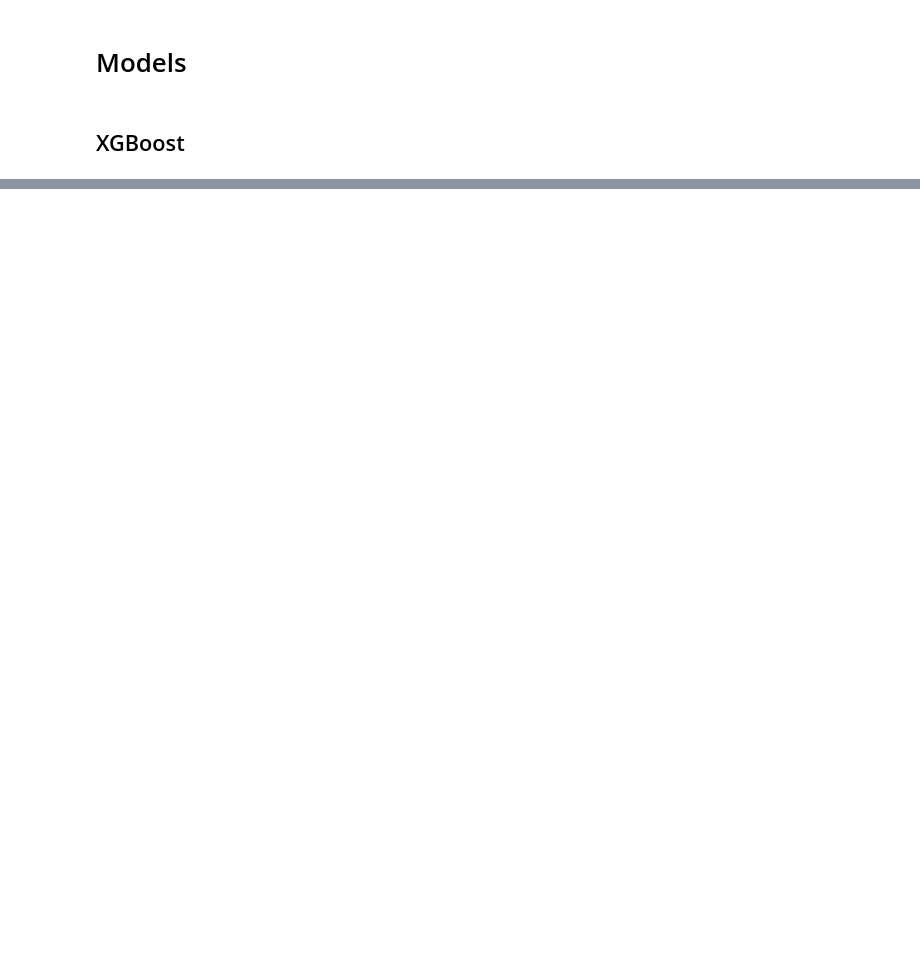
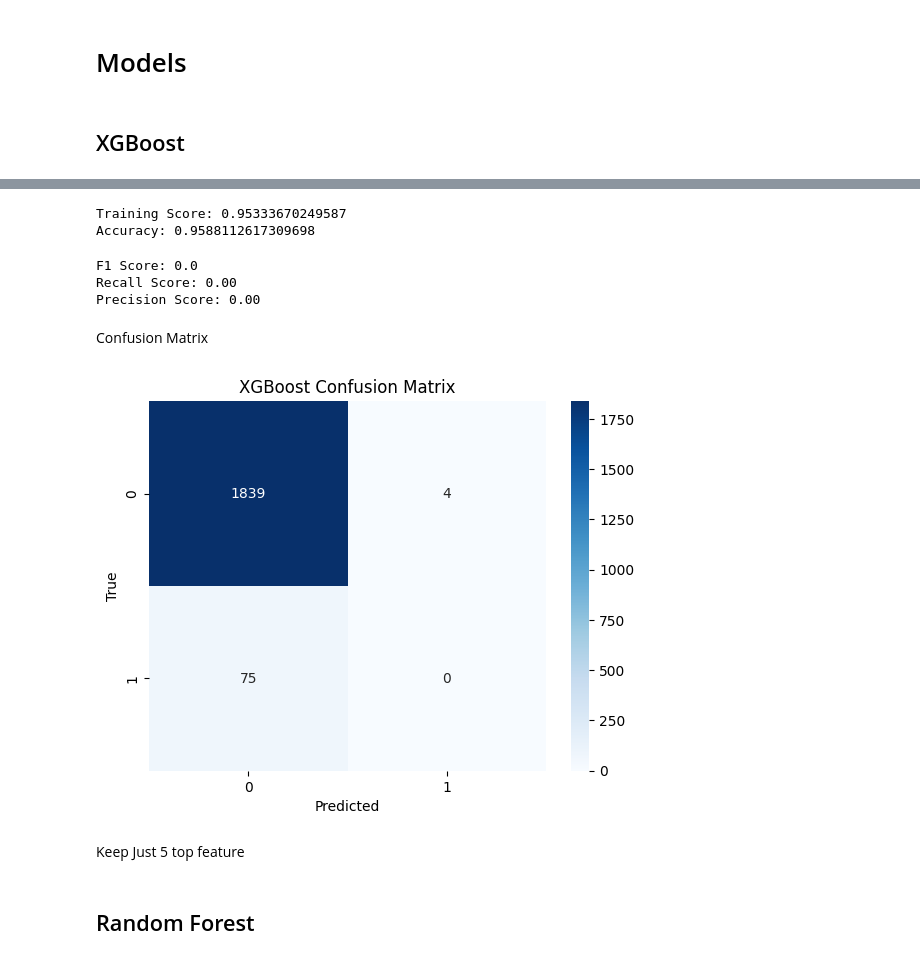
Before and after one commit to Faridghr/WirelessChurnPrediction, a Jupyter notebook: src/churnPrediction.ipynb, the cells around one changed output, grey strips where cells are left out. Drawn from its saved outputs; the diff is of its cells as text; code cells hidden in the pictures; blank space fills up the shorter version.

```diff
--- a/src/churnPrediction.ipynb
+++ b/src/churnPrediction.ipynb
@@ -105,0 +349,4 @@ X_train.shape, y_train.shape, X_test.shape, y_test.shape
+# %%
+zero_importance_features_xgb = important_features_xgb[important_features_xgb["Importance Score"] == 0]["Feature Name"].tolist()
+print(zero_importance_features_xgb)
+print(len(zero_importance_features_xgb))
@@ -105,0 +358,5 @@ X_train.shape, y_train.shape, X_test.shape, y_test.shape
+# %%
+X_train_xgb_zero_importance = X_train.drop(columns=zero_importance_features_xgb)
+X_test_xgb_zero_importance = X_test.drop(columns=zero_importance_features_xgb)
+
+X_train_xgb_zero_importance.shape
@@ -105,0 +367,6 @@ X_train.shape, y_train.shape, X_test.shape, y_test.shape
+# %%
+import xgboost as xgb
+
+xgb_clf = xgb.XGBClassifier()
+
+xgb_clf.fit(X_train_xgb_zero_importance,y_train)
@@ -105,0 +385,35 @@ X_train.shape, y_train.shape, X_test.shape, y_test.shape
+# %%
+train_score = cross_val_score(xgb_clf, X_train_xgb_zero_importance, y_train, cv=5)
+print(f'Training Score: {train_score.mean()}')
+
+y_pred = xgb_clf.predict(X_test_xgb_zero_importance)
+
+accuracy = accuracy_score(y_test, y_pred)
+print(f'Accuracy: {accuracy}')
+# %% [output]
+Training Score: 0.95333670249587
+Accuracy: 0.9588112617309698
+# %%
+from sklearn.metrics import f1_score, precision_score
+f1_score = f1_score(y_test, y_pred)
+print(f'F1 Score: {f1_score}')
+print('Recall Score: {:.2f}'.format(recall_score(y_test, y_pred)))
+print('Precision Score: {:.2f}'.format(precision_score(y_test, y_pred)))
+# %% [output]
+F1 Score: 0.0
+Recall Score: 0.00
+Precision Score: 0.00
+# %% [markdown]
+Confusion Matrix
+# %%
+cnf_matrix = confusion_matrix(y_test,y_pred)
+
+sns.heatmap(cnf_matrix, annot=True, fmt='d', cmap='Blues')
+plt.xlabel('Predicted')
+plt.ylabel('True')
+plt.title("XGBoost Confusion Matrix")
+plt.show()
+# %% [output]
+[figure, added]
+# %% [markdown]
+Keep Just 5 top feature
@@ -105,0 +424,2 @@ X_train.shape, y_train.shape, X_test.shape, y_test.shape
+# %% [markdown]
+## Random Forest
```
Also changed, not shown: parts of 38 cells of this notebook, 1 other file.
